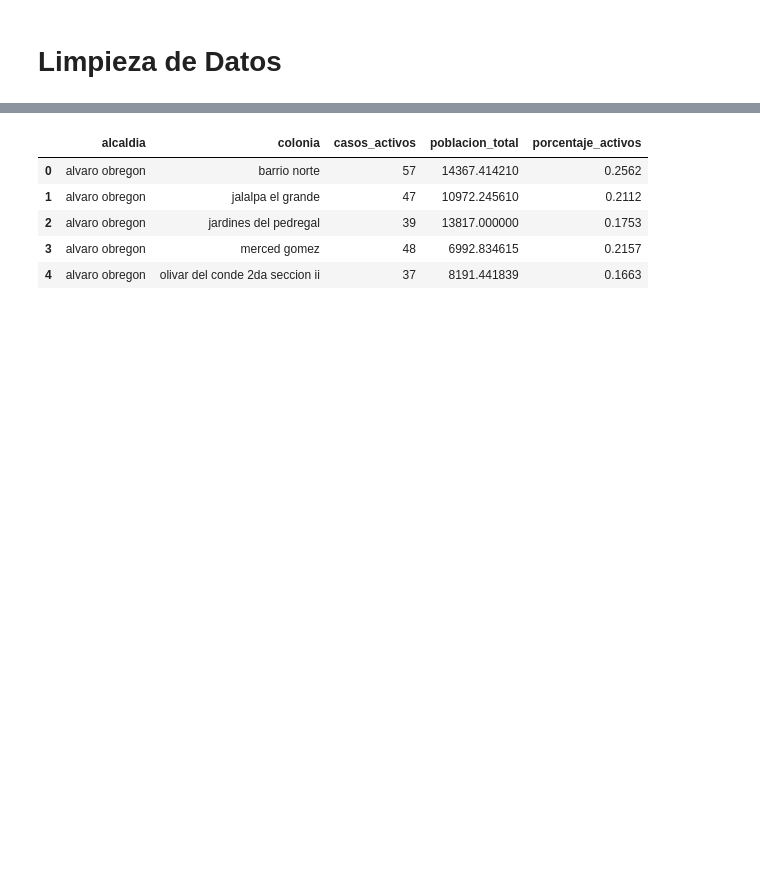
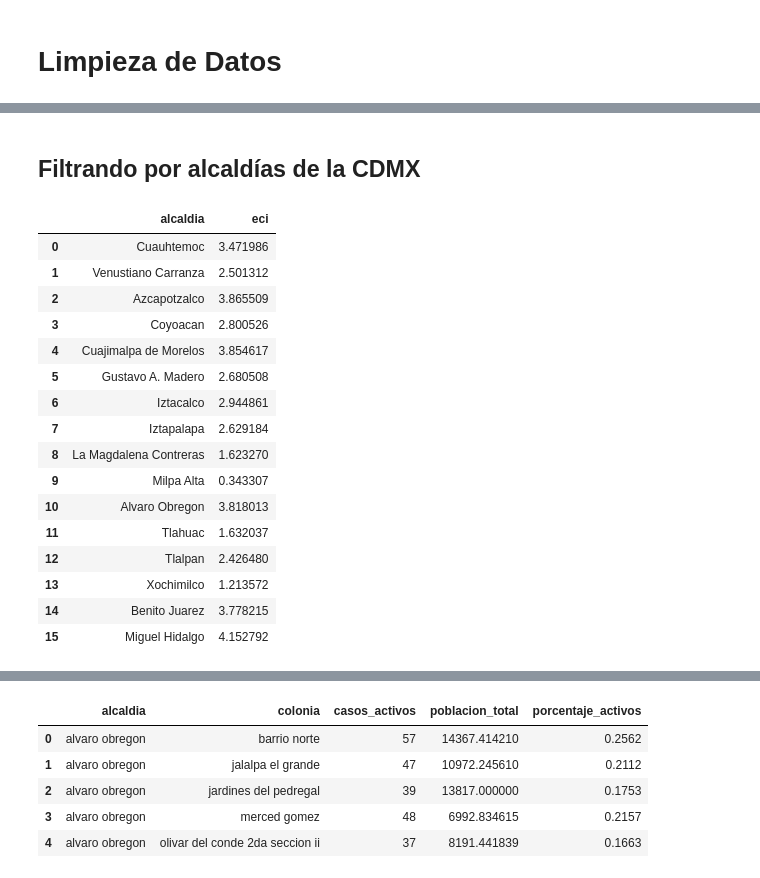
Before and after one commit to nestorivanmo/covid-19-vaccine-economic-sectors, a Jupyter notebook: lib/data_cleaning/cleaning.ipynb, the cells around one changed output, grey strips where cells are left out. Saved outputs shown, nothing was run; the diff lists cells and outputs as text; code cells hidden in the pictures; blank space fills up the shorter version.

Commit message:
finished data cleaning

```diff
--- a/lib/data_cleaning/cleaning.ipynb
+++ b/lib/data_cleaning/cleaning.ipynb
@@ -2,0 +25,8 @@
+# %%
+eci_url = "https://datamexico.org/api/stats/eci?cube=inegi_denue&Month=20200417,20191114,20190410&rca=Municipality,NAICS%20Industry,Number%20of%20Employees%20Midpoint&threshold=NAICS%20Industry:900,Municipality:900&debug=true&locale=es"
+municipios_eci_df = pd.read_json(eci_url)
+municipios_eci_df = pd.DataFrame(municipios_eci_df.data.values.tolist())
+# %%
+municipios_eci_df.rename(columns={'Municipality ID': 'municipio_id', 'Number of Employees Midpoint ECI':'ECI', 'Municipality':'municipio'}, inplace=True)
+del municipios_eci_df['municipio_id']
+municipios_eci_df.head()
@@ -2,0 +40,43 @@
+# %% [markdown]
+## Filtrando por alcaldías de la CDMX
+# %%
+alcaldias_eci_df = municipios_eci_df[municipios_eci_df.municipio.isin(alcaldias)]
+# %%
+alcaldias_dict = dict()
+for _, row in alcaldias_eci_df.iterrows():
+    municipio = row.municipio
+    eci = row.ECI
+    if municipio not in alcaldias_dict:
+        alcaldias_dict[municipio] = [-10e2]
+    alcaldias_dict[municipio] = [max(eci, alcaldias_dict[municipio][0])]
+
+alcaldias_names = alcaldias_dict.keys()
+eci_values = []
+for alcaldia in alcaldias_names:
+    eci_values.append(alcaldias_dict[alcaldia][0])
+# %%
+alcaldias_eci_clean_df = pd.DataFrame(data={'alcaldia': alcaldias_names, 'eci': eci_values})
+alcaldias_eci_clean_df.loc[0, 'alcaldia'] = 'Cuauhtemoc'
+alcaldias_eci_clean_df.loc[3, 'alcaldia'] = 'Coyoacan'
+alcaldias_eci_clean_df.loc[10, 'alcaldia'] = 'Alvaro Obregon'
+alcaldias_eci_clean_df.loc[11, 'alcaldia'] = 'Tlahuac'
+alcaldias_eci_clean_df.loc[14, 'alcaldia'] = 'Benito Juarez'
+alcaldias_eci_clean_df
+# %% [output]
+|  | alcaldia | eci |
+| 0 | Cuauhtemoc | 3.471986 |
+| 1 | Venustiano Carranza | 2.501312 |
+| 2 | Azcapotzalco | 3.865509 |
+| 3 | Coyoacan | 2.800526 |
+| 4 | Cuajimalpa de Morelos | 3.854617 |
+| 5 | Gustavo A. Madero | 2.680508 |
+| 6 | Iztacalco | 2.944861 |
+| 7 | Iztapalapa | 2.629184 |
+| 8 | La Magdalena Contreras | 1.623270 |
+| 9 | Milpa Alta | 0.343307 |
+| 10 | Alvaro Obregon | 3.818013 |
+| 11 | Tlahuac | 1.632037 |
+| 12 | Tlalpan | 2.426480 |
+| 13 | Xochimilco | 1.213572 |
+| 14 | Benito Juarez | 3.778215 |
+| 15 | Miguel Hidalgo | 4.152792 |
```
Also changed, not shown: parts of 40 cells of this notebook, 6 other files.
